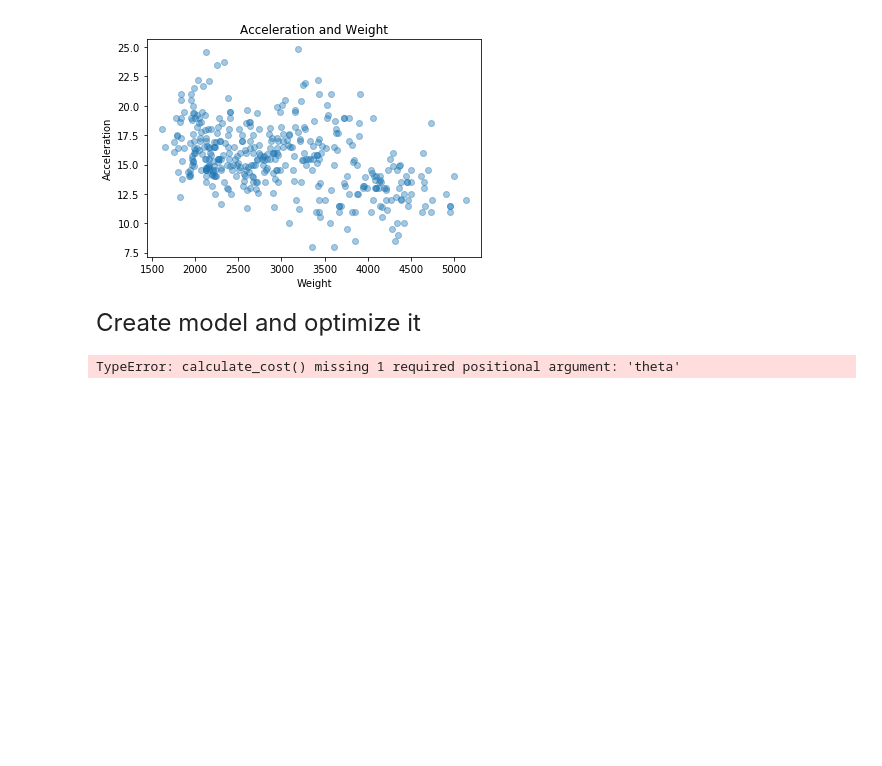
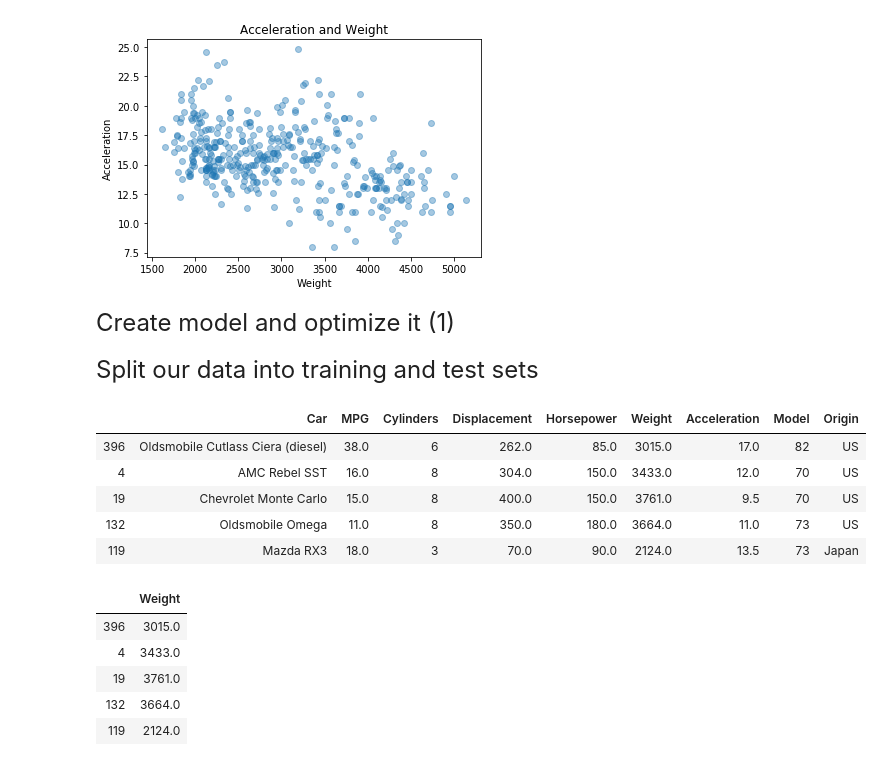
Before and after one commit to Treadder/MachineLearningHomework, a Jupyter notebook: Homework/Project2/Homework 2.ipynb, the cells around one changed output. Saved outputs shown, nothing was run; the diff lists cells and outputs as text; code cells hidden in the pictures; blank space fills up the shorter version.

```diff
--- a/Homework/Project2/Homework 2.ipynb
+++ b/Homework/Project2/Homework 2.ipynb
@@ -120,41 +146,77 @@ plt.show()
 # %% [output]
 [figure]
 # %% [markdown]
-<font size="5">Create model and optimize it</font>
+<font size="5">Create model and optimize it (1)</font>
 # %%
-from scipy.optimize import minimize
+#This section was my first try. I can't get it to work, but that's fine because the assignment calls for
+#Random-Forest regression anyway. I'll come back to this sometime and figure out where I went wrong.
+
+#from scipy.optimize import minimize
 
 # I'm going with 5'th degree polynomial, because there's a decent amomunt of complexity in the data.
-def calculate_acceleration(weight, theta):
+#def calculate_acceleration(weight, theta):
 
-    a = theta[0]
-    b = theta[1]
-    c = theta[2]
-    d = theta[3]
-    e = theta[4]
-    f = theta[5]
+#    a = theta[0]
+#    b = theta[1]
+#    c = theta[2]
+#   d = theta[3]
+#    e = theta[4]
+#    f = theta[5]
 
-    acceleration = a*weight**5 + b*weight**4 + c*weight**3 + d*weight**2 + e*weight + f
+#    acceleration = a*weight**5 + b*weight**4 + c*weight**3 + d*weight**2 + e*weight + f
 
-    return acceleration
+#    return acceleration
 
 #I'm going with the RMSE cost performance measure, because I don't see a ton of really far out outliers
-def calculate_cost(x, y, theta):
+#def calculate_cost(x, y, theta):
 
-    cost = 0
+#    cost = 0
 
-    for i in range(len(x)):
+#    for i in range(len(x)):
 
-        cost += (math.sqrt((calculate_acceleration(x[i], theta) - y[i])**2))
+#        cost += (math.sqrt((calculate_acceleration(x[i], theta) - y[i])**2))
 
-    return cost
+#    return cost
 
 #Define the starting theta for the optimization process
-starting_theta = np.array([0, 0, 0, 0, 0, 0])
+#starting_theta = np.array([0, 0, 0, 0, 0, 0])
 
 #optimize our function's coeficcients. I don't have a hyperparameter, as I'm not sure how to do that yet.
-optimized_theta = minimize(calculate_cost, starting_theta, args = [x, y])
+#optimized_theta = minimize(calculate_cost, starting_theta, args = [x, y])
 
-print(optimized_theta)
+#print(optimized_theta)
-# %% [output]
-TypeError: calculate_cost() missing 1 required positional argument: 'theta'
+# %% [markdown]
+<font size="5">Split our data into training and test sets</font>
+# %%
+from sklearn.model_selection import train_test_split
+
+#Split up the "cars" dataframe into training and test sets.
+train_set, test_set = train_test_split(cars, test_size=0.2, random_state=42)
+display(train_set.head())
+
+#These are the instance and label columns that we'll use for training.
+weight = train_set["Weight"]
+acceleration = train_set["Acceleration"]
+
+#This is a hacky way to make the "weight" parameter play nicely with the scikit-learn api.
+#I really hope that the added indexing column isn't actually being used in any way. (Pretty sure it's not.)
+#Also, it's good to note that the indexes are all out of wack because I used train_test_split.
+weight = pd.DataFrame(weight)
+display(weight.head())
+
+#These are the test instance and label columns we'll use to optimize the model.
+test_weight = test_set["Weight"]
+test_acceleration = test_set["Acceleration"]
+# %% [output]
+|  | Car | MPG | Cylinders | Displacement | Horsepower | Weight | Acceleration | Model | Origin |
+| 396 | Oldsmobile Cutlass Ciera (diesel) | 38.0 | 6 | 262.0 | 85.0 | 3015.0 | 17.0 | 82 | US |
+| 4 | AMC Rebel SST | 16.0 | 8 | 304.0 | 150.0 | 3433.0 | 12.0 | 70 | US |
+| 19 | Chevrolet Monte Carlo | 15.0 | 8 | 400.0 | 150.0 | 3761.0 | 9.5 | 70 | US |
+| 132 | Oldsmobile Omega | 11.0 | 8 | 350.0 | 180.0 | 3664.0 | 11.0 | 73 | US |
+| 119 | Mazda RX3 | 18.0 | 3 | 70.0 | 90.0 | 2124.0 | 13.5 | 73 | Japan |
+|  | Weight |
+| 396 | 3015.0 |
+| 4 | 3433.0 |
+| 19 | 3761.0 |
+| 132 | 3664.0 |
+| 119 | 2124.0 |
```
Also changed, not shown: parts of 9 cells of this notebook.
